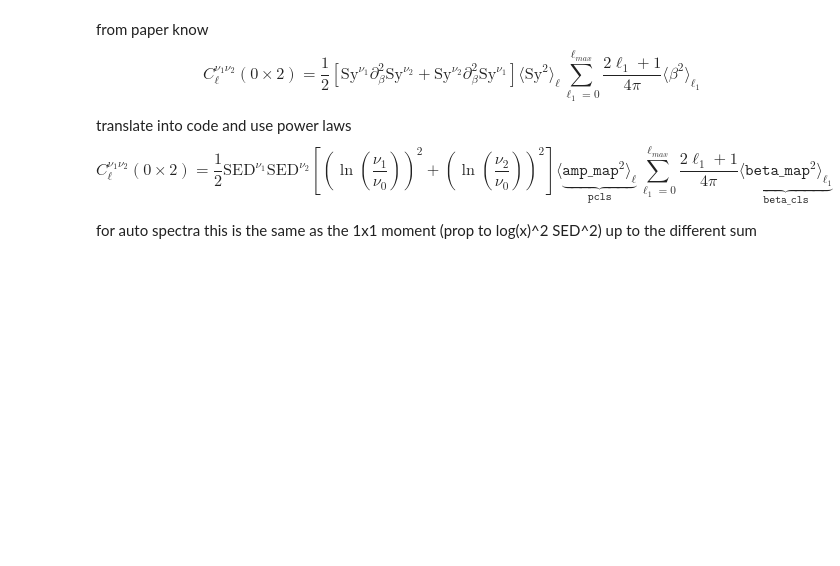
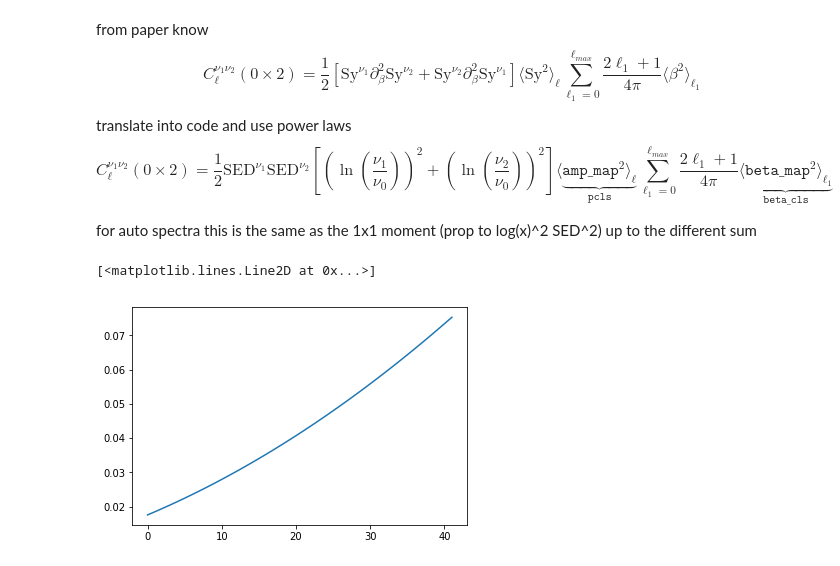
Before and after one commit to acwgough/foreground_moments, a Jupyter notebook: 2019-07-24 synch moments - realisations and 0x2.ipynb, the cells around one changed output. Cells and saved outputs as stored; diff of their text form; code cells hidden in the pictures; blank space fills up the shorter version.

```diff
--- a/2019-07-24 synch moments - realisations and 0x2.ipynb
+++ b/2019-07-24 synch moments - realisations and 0x2.ipynb
@@ -203,2 +190,14 @@ def mom0x2_sum(ell_max, bcls):
         sum += (2*ell1 + 1)/(4*pi) * bcls[ell1]
     return sum
+# %%
+#how does mom0x2 depend on upper limit of sum?
+y = []
+for i in range(384, 800, 10):
+    y_i = mom0x2_sum(i, beta_cls)
+    y.append(y_i)
+
+
+plot(y)
+# %% [output]
+[<matplotlib.lines.Line2D at 0x...>]
+[figure, added]
```
Also changed, not shown: parts of 18 cells of this notebook, 3 other files.
